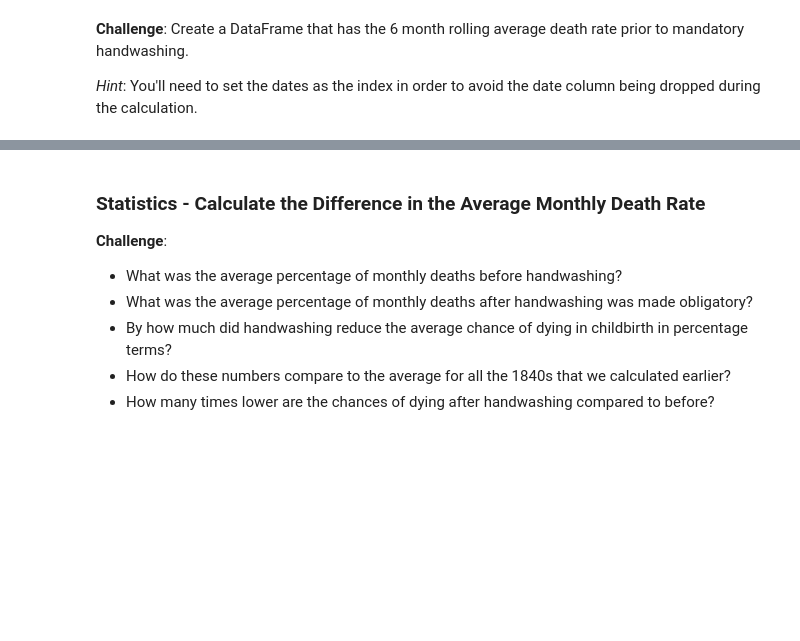
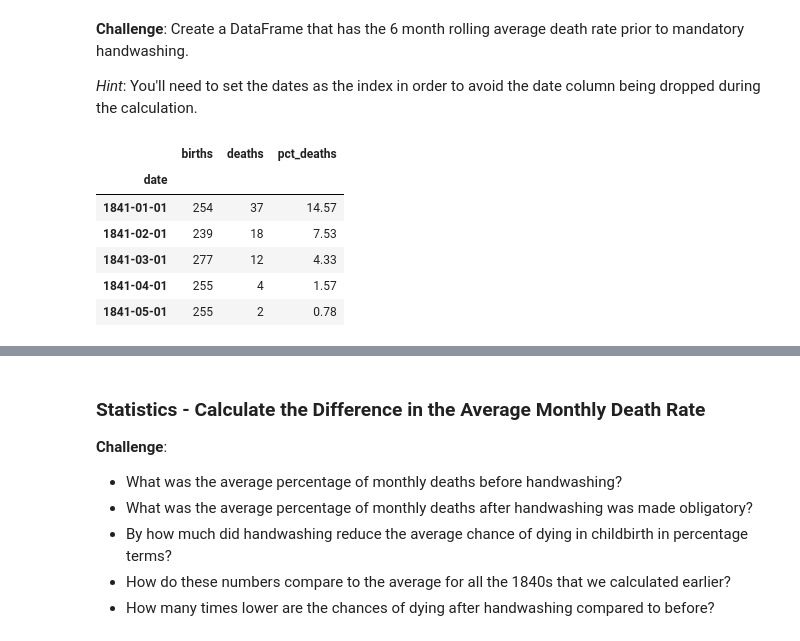
Before and after one commit to Aabi0207/Dr-Ignaz-Semmelweis, a Jupyter notebook: Dr_Semmelweis_Handwashing_Discovery_(start).ipynb, the cells around one changed output, grey strips where cells are left out. Saved outputs shown, nothing was run; the diff lists cells and outputs as text; code cells hidden in the pictures; blank space fills up the shorter version.

```diff
--- a/Dr_Semmelweis_Handwashing_Discovery_(start).ipynb
+++ b/Dr_Semmelweis_Handwashing_Discovery_(start).ipynb
@@ -242,3 +279,14 @@ handwashing_start = pd.to_datetime('1847-06-01')
 **Challenge**: Create a DataFrame that has the 6 month rolling average death rate prior to mandatory handwashing.
 
 *Hint*: You'll need to set the dates as the index in order to avoid the date column being dropped during the calculation.
+# %%
+date_as_index = df_monthly.set_index('date')
+date_as_index.head()
+# %% [output]
+|  | births | deaths | pct_deaths |
+| date |  |  |  |
+| 1841-01-01 | 254 | 37 | 14.57 |
+| 1841-02-01 | 239 | 18 | 7.53 |
+| 1841-03-01 | 277 | 12 | 4.33 |
+| 1841-04-01 | 255 | 4 | 1.57 |
+| 1841-05-01 | 255 | 2 | 0.78 |
```
Also changed, not shown: parts of 13 cells of this notebook.
